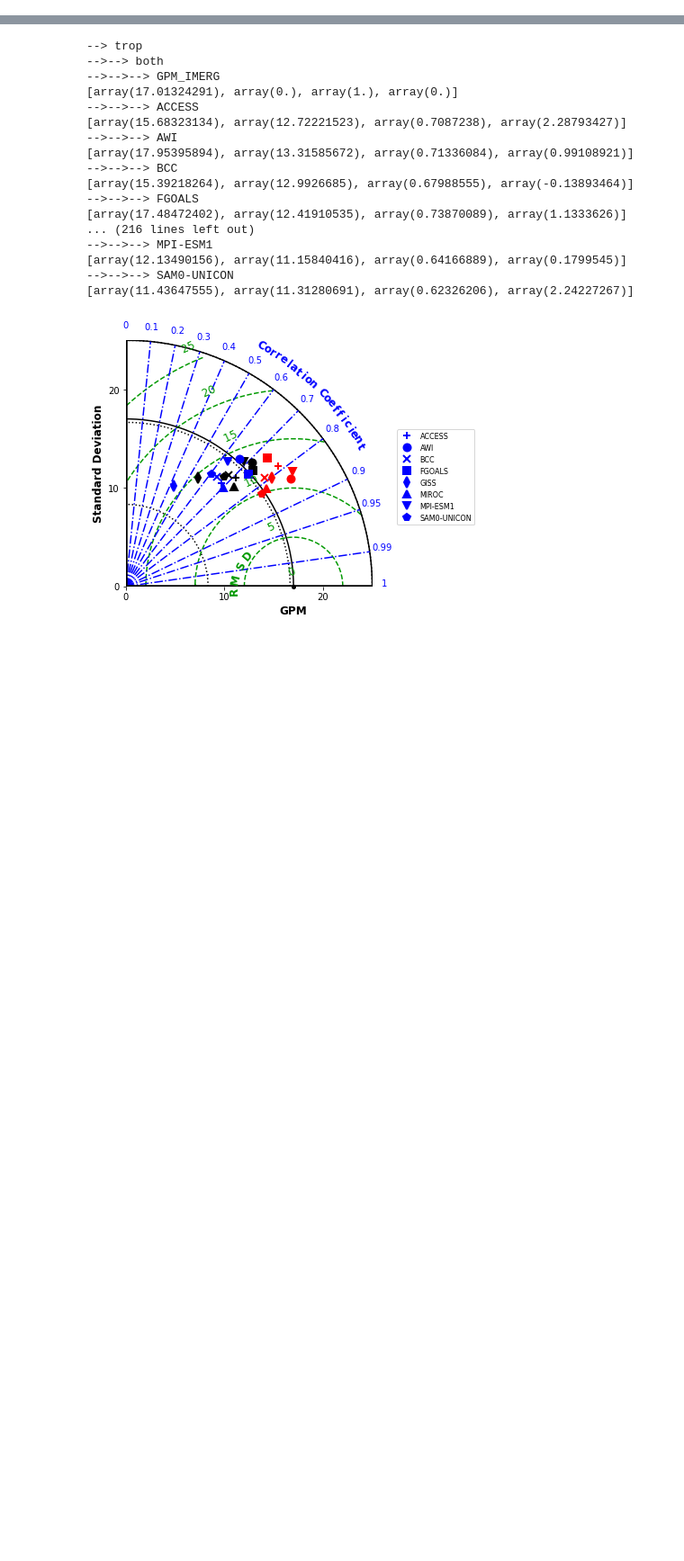
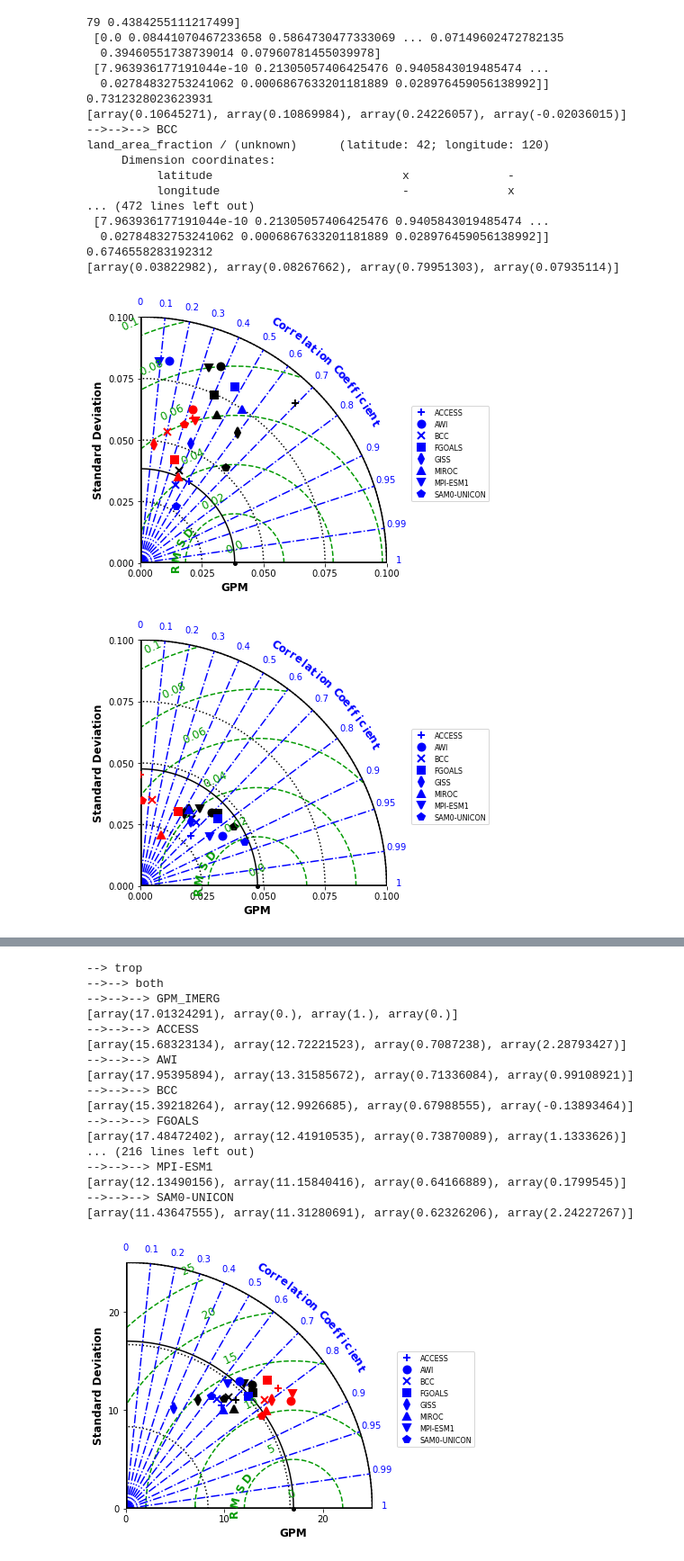
Before and after one commit to nick-klingaman/ASoP, a Jupyter notebook: ASoP-Coherence/asop_coherence_global_temporal_taylor.ipynb, the cells around one changed output, grey strips where cells are left out. Shown at 90% size. Saved outputs shown, nothing was run; the diff lists cells and outputs as text; code cells hidden in the pictures; blank space fills up the shorter version.

Commit message:
Add Taylor diagram for temporal summary metric. Add daily averaging for CMIP6 models.

```diff
--- a/ASoP-Coherence/asop_coherence_global_temporal_taylor.ipynb
+++ b/ASoP-Coherence/asop_coherence_global_temporal_taylor.ipynb
@@ -94,9 +98,9 @@ gpm_autocorr_filename = str(gpm_dict['dir'])+'/'+gpm_dict['desc']+'_asop_tempora
 gpm_autocorr = load_summary_metric(gpm_autocorr_filename,'autocorr_wetseason_precip_mean',None,'Hours')
 # %%
 regions = [
-    ([-30,30,0,360],'trop'),
-    ([-60,-30,0,360],'sh'),
-    ([30,60,0,360],'nh'),
+    ([-20,20,0,360],'trop'),
+    ([-60,-20,0,360],'sh'),
+    ([20,60,0,360],'nh'),
     ([-60,60,0,360],'glob')
 ]
 nregions = len(regions)
@@ -109,3 +113,51 @@ gpm_autocorr_threshold = find_autocorr_threshold(gpm_autocorr,3,threshold=autoco
 models = ['GPM_IMERG','ACCESS','AWI','BCC','FGOALS','GISS','MIROC','MPI-ESM1','SAM0-UNICON'] # Specify GPM first to get Taylor statistics
 nmodels = len(models)
 #model_names=['OBS']
+# %%
+for region,region_name in regions:
+    print('--> '+region_name)
+    plt.figure(figsize=(8, 6))
+    region_types=[
+        ('both','off','k'),
+        ('land','on','r'),
+        ('ocean','on','b')
+    ]
+    for region_type,overlay,color in region_types:
+        print('-->--> '+region_type)
+        sdev = np.empty(nmodels)
+        rmsd = np.empty(nmodels)
+        corr = np.empty(nmodels)
+        bias = np.empty(nmodels)
+        for m,model in enumerate(models):
+            print('-->-->--> '+model)
+            model_dict = get_asop_dict(model)
+            model_temporal_summary,model_ponon,model_ponoff,model_poffon,model_poffoff = load_all_summary_metrics(model_dict)
+            gpm_temporal_summary,gpm_ponon,gpm_ponoff,gpm_poffon,gpm_poffoff = load_all_summary_metrics(gpm_dict)
+            ts = compute_summary_stats(model_temporal_summary,gpm_temporal_summary,region,region_type,region_name,'temporal_summary',model_dict,mask=mask)
+            sdev[m] = np.array(ts[0])
+            rmsd[m] = np.array(ts[1])
+            corr[m] = np.array(ts[2])
+            bias[m] = np.array(ts[3])
+        sm.taylor_diagram(sdev,rmsd,corr,markerLabel=models,markerLegend='on',markerLabelColor='k',markerColor=color, styleOBS = '-', colOBS = color, markerobs = 'o',markerSize = 8,tickRMSangle = 115, showlabelsRMS = 'on',titleRMS = 'on', titleOBS = 'GPM', checkstats = 'on',overlay=overlay,axismax=0.1,tickrms=[0,0.02,0.04,0.06,0.08,0.1])
+        #,cmapzdata=bias,titleColorBar='Bias (hours)',markerDisplayed='colorBar')
+    plt.savefig('plots/asop_coherence_global_temporal_taylor_3hr_temporalsummary_'+region_name+'.png',dpi=200)
+# %% [output]
+79 0.4384255111217499]
+ [0.0 0.08441070467233658 0.5864730477333069 ... 0.07149602472782135
+  0.39460551738739014 0.07960781455039978]
+ [7.963936177191044e-10 0.21305057406425476 0.9405843019485474 ...
+  0.02784832753241062 0.0006867633201181889 0.028976459056138992]]
+0.7312328023623931
+[array(0.10645271), array(0.10869984), array(0.24226057), array(-0.02036015)]
+-->-->--> BCC
+land_area_fraction / (unknown)      (latitude: 42; longitude: 120)
+     Dimension coordinates:
+          latitude                           x              -
+          longitude                          -              x
+... (472 lines left out)
+ [7.963936177191044e-10 0.21305057406425476 0.9405843019485474 ...
+  0.02784832753241062 0.0006867633201181889 0.028976459056138992]]
+0.6746558283192312
+[array(0.03822982), array(0.08267662), array(0.79951303), array(0.07935114)]
+[figure, added]
+[figure, added]
```
Also changed, not shown: parts of 3 cells of this notebook, 14 other files.
